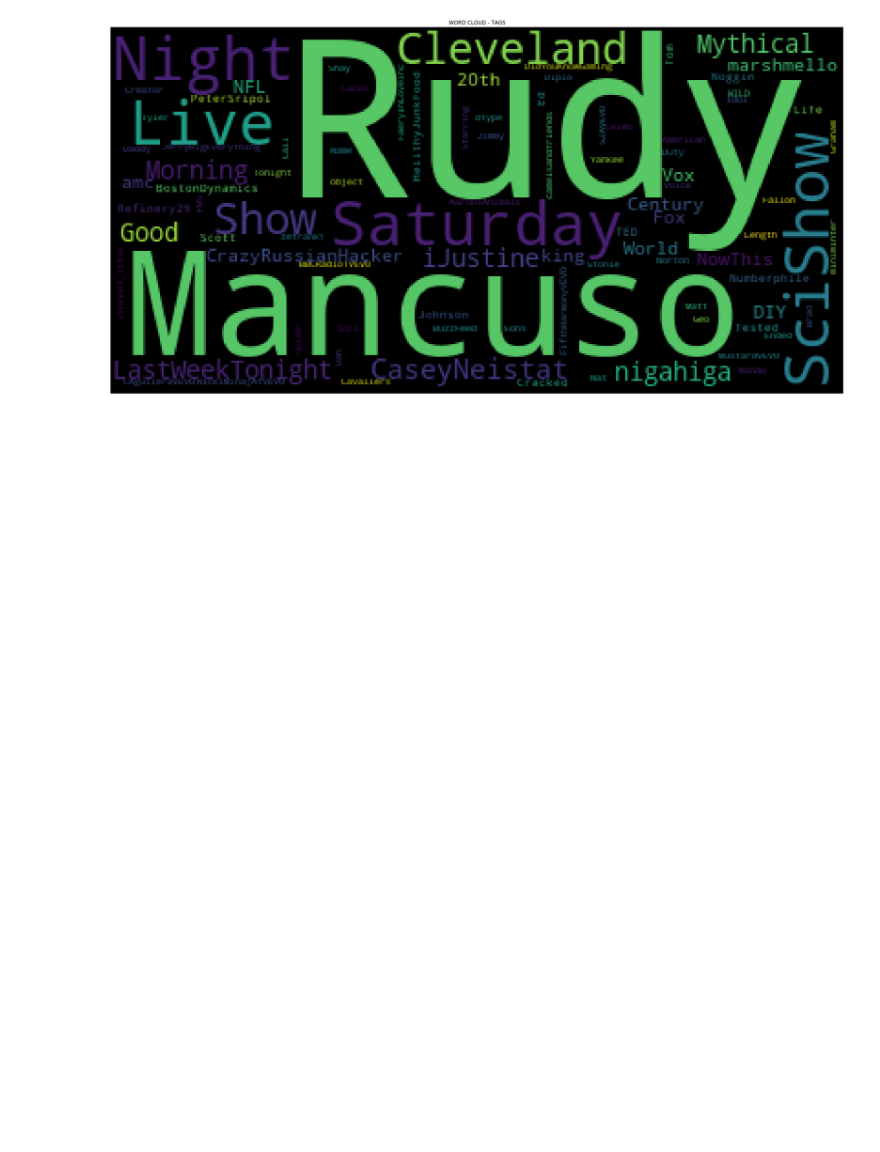
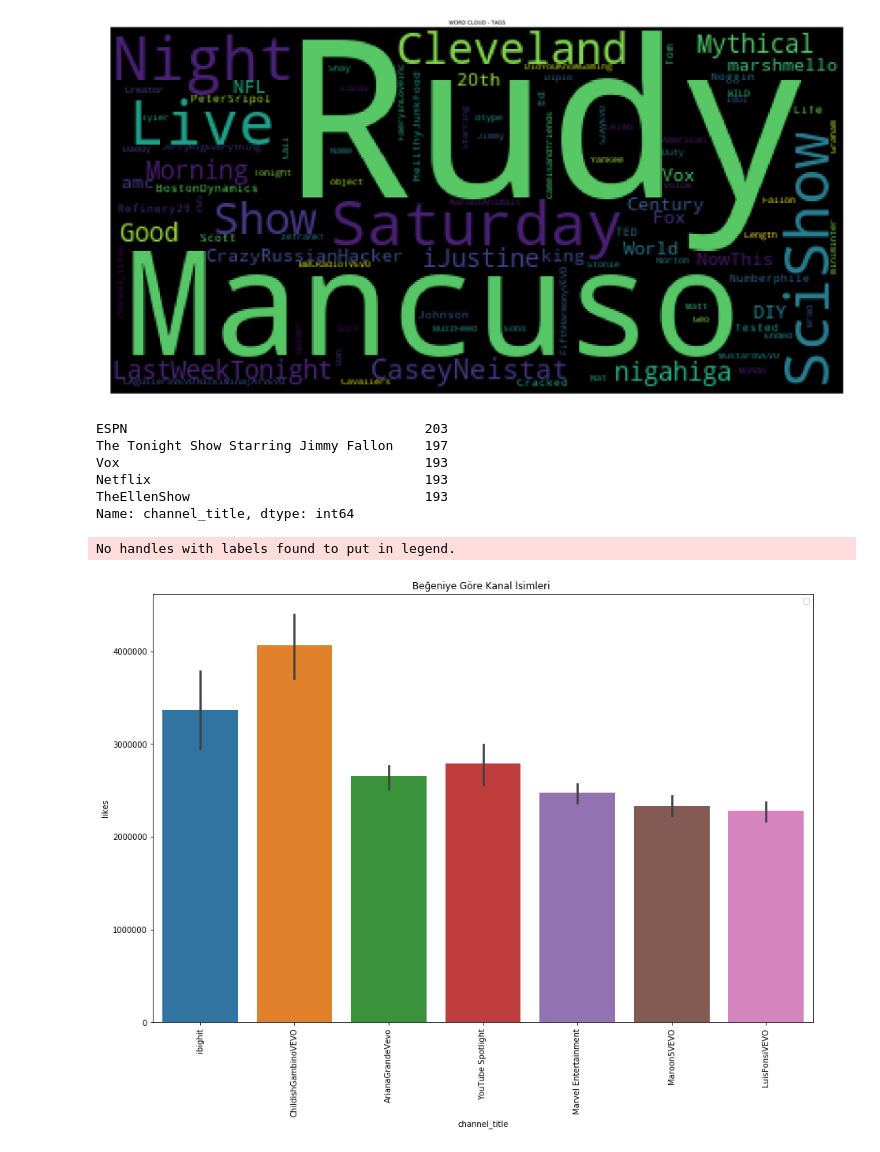
Before and after one commit to hamdidamar/Data-Science-Project, a Jupyter notebook: Youtube_Analysis/Youtube_Analysis_US.ipynb, the cells around one changed output. Cells and saved outputs as stored; diff of their text form; code cells hidden in the pictures; blank space fills up the shorter version.

```diff
--- a/Youtube_Analysis/Youtube_Analysis_US.ipynb
+++ b/Youtube_Analysis/Youtube_Analysis_US.ipynb
@@ -80,3 +80,24 @@ plt.axis('off')
 plt.show()
 # %% [output]
 [figure]
+# %%
+usa['channel_title'].value_counts().head()
+# %% [output]
+ESPN                                      203
+The Tonight Show Starring Jimmy Fallon    197
+Vox                                       193
+Netflix                                   193
+TheEllenShow                              193
+Name: channel_title, dtype: int64
+# %%
+new_index = usa['likes'].sort_values(ascending = False).index.values
+sorted_data = usa.reindex(new_index)
+plt.figure(figsize = (15,10))
+sns.barplot(x = sorted_data['channel_title'].head(100) , y = sorted_data['likes'].head(100),data = sorted_data)
+plt.xticks(Rotation = 90)
+plt.legend(loc = 'upper right')
+plt.title('Beğeniye Göre Kanal İsimleri ')
+plt.show()
+# %% [output]
+No handles with labels found to put in legend.
+[figure, added]
```
Also changed, not shown: parts of 3 cells of this notebook.
